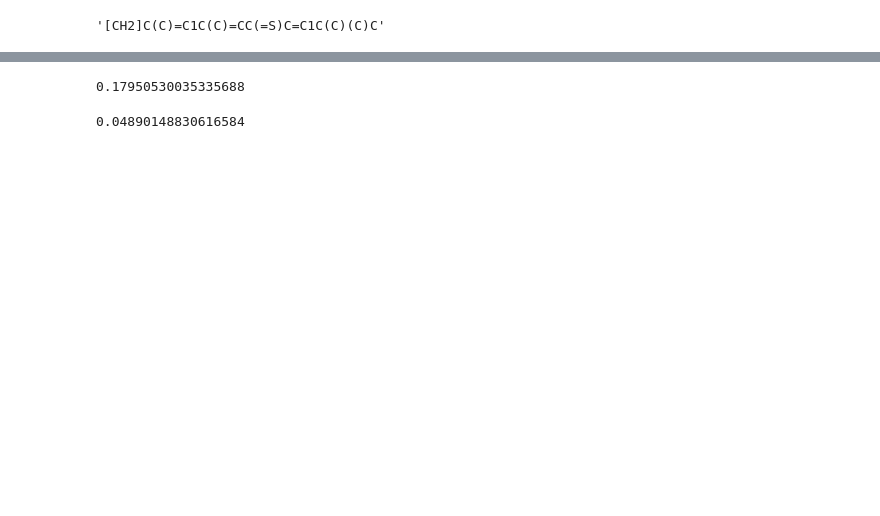
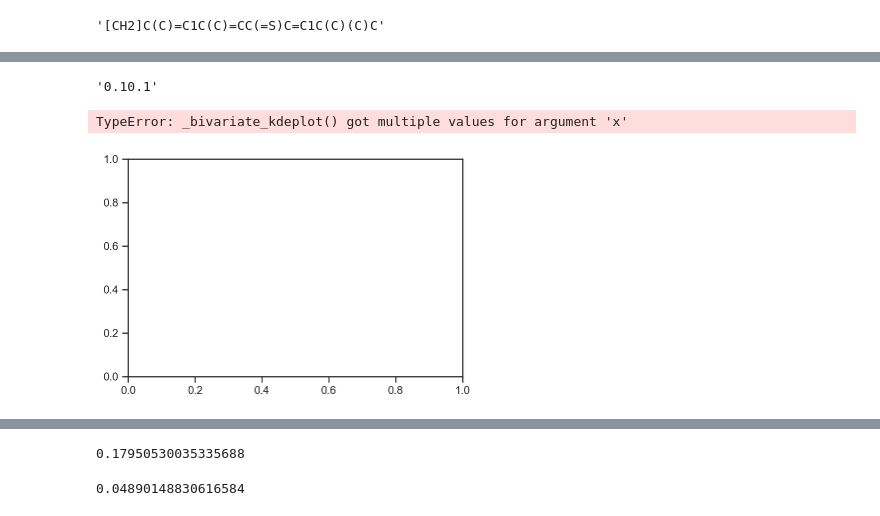
Before and after one commit to NREL/rlmolecule, a Jupyter notebook: stable_radical_optimization/plot_dft_confirmation.ipynb, the cells around one changed output, grey strips where cells are left out. Saved outputs shown, nothing was run; the diff lists cells and outputs as text; code cells hidden in the pictures; blank space fills up the shorter version.

```diff
--- a/stable_radical_optimization/plot_dft_confirmation.ipynb
+++ b/stable_radical_optimization/plot_dft_confirmation.ipynb
@@ -193,3 +211,13 @@ bde_db_stability_scores = redf_baseline.groupby('smiles').apply(stability_score)
+# %%
+sns.__version__
+# %% [output]
+'0.10.1'
+# %%
+df_nona = df.dropna(subset=['ionization energy', 'electron affinity'])[['ionization energy', 'electron affinity']]
+sns.kdeplot(data=df_nona, x='electron affinity', y='ionization energy')
+# %% [output]
+TypeError: _bivariate_kdeplot() got multiple values for argument 'x'
+[figure, added]
 # %%
 from matplotlib.patches import Polygon
 
```
Also changed, not shown: parts of 6 cells of this notebook, 11 other files.
